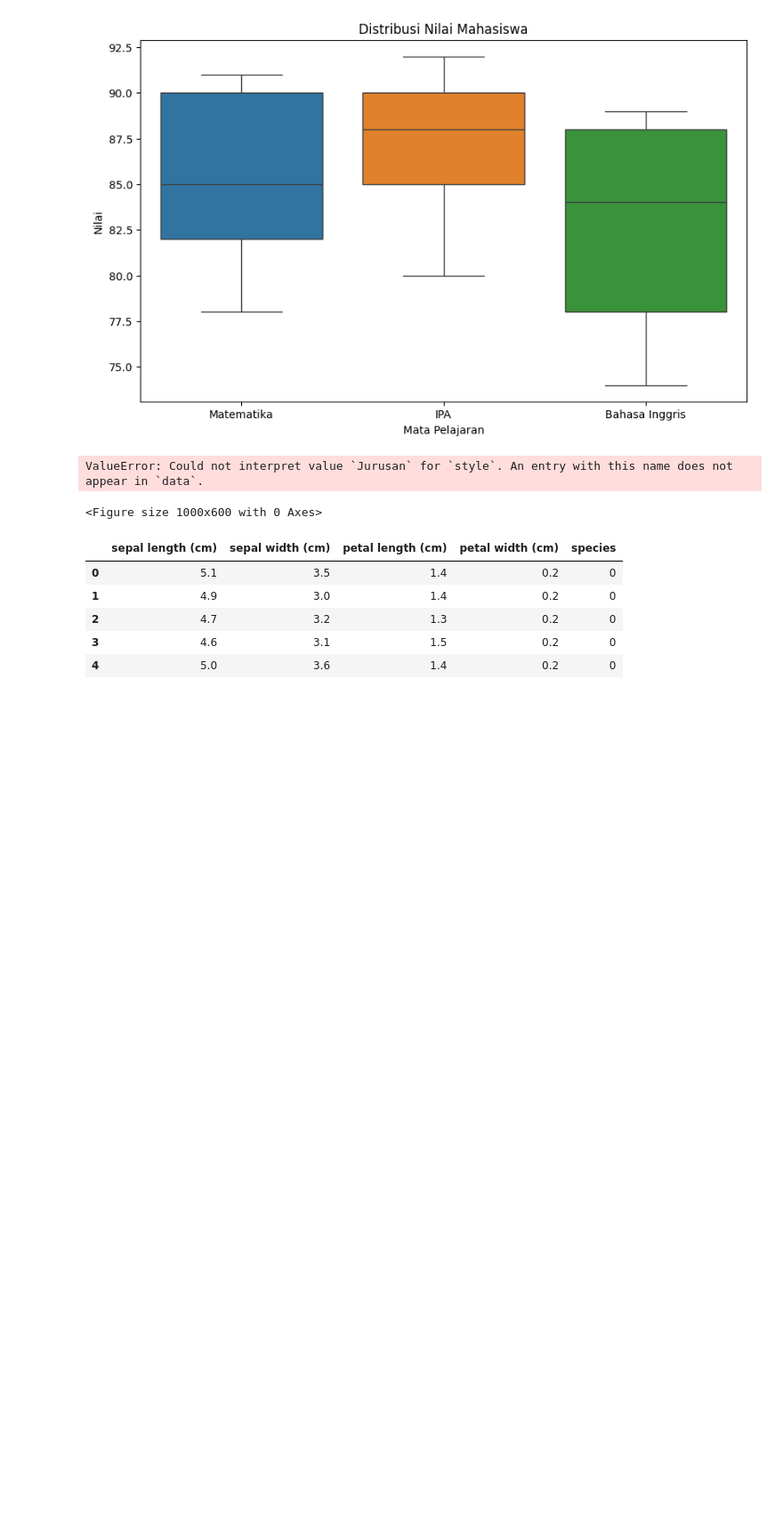
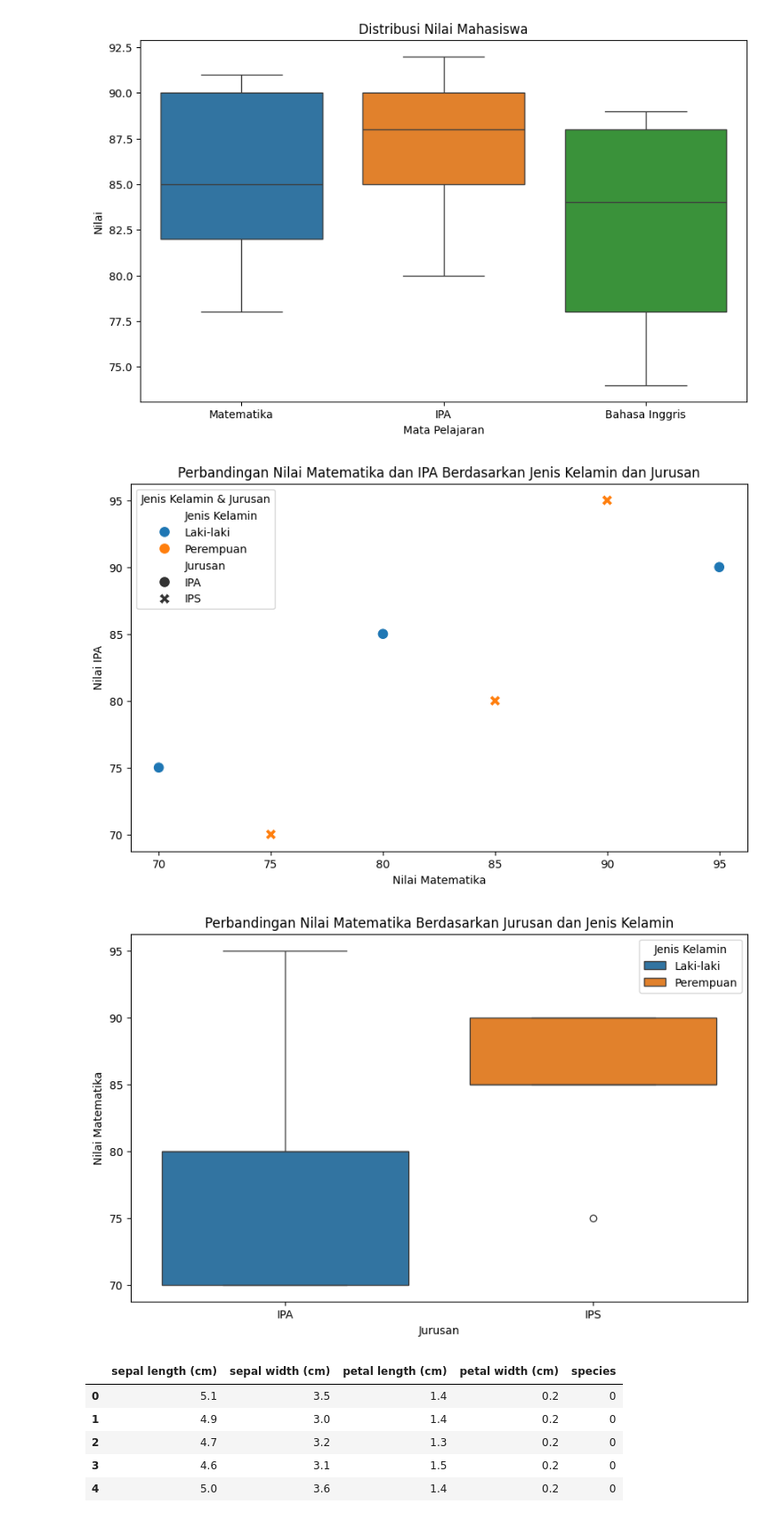
Before and after one commit to OrewaKimi/Machine_Learning, a Jupyter notebook: Data.ipynb, the cells around one changed output. Shown: that part at 89% size. Saved outputs shown, nothing was run; the diff lists cells and outputs as text; code cells hidden in the pictures; blank space fills up the shorter version.

```diff
--- a/Data.ipynb
+++ b/Data.ipynb
@@ -75,28 +75,42 @@ plt.show()
 # %% [output]
 [figure]
 # %%
+# Pastikan Anda telah mengimpor library yang diperlukan
+import pandas as pd
+import matplotlib.pyplot as plt
+import seaborn as sns
+
+# Buat contoh dataframe
+data = {
+    'Matematika': [80, 90, 70, 85, 95, 75, 80, 90, 70, 85],
+    'IPA': [85, 95, 75, 80, 90, 70, 85, 95, 75, 80],
+    'Jenis Kelamin': ['Laki-laki', 'Perempuan', 'Laki-laki', 'Perempuan', 'Laki-laki', 'Perempuan', 'Laki-laki', 'Perempuan', 'Laki-laki', 'Perempuan'],
+    'Jurusan': ['IPA', 'IPS', 'IPA', 'IPS', 'IPA', 'IPS', 'IPA', 'IPS', 'IPA', 'IPS']
+}
+df = pd.DataFrame(data)
+
 # Perbandingan Nilai Berdasarkan Jenis Kelamin dan Jurusan
 # Visualisasikan perbandingan nilai berdasarkan jenis kelamin dan jurusan.
 
 # Scatter plot untuk perbandingan nilai berdasarkan jenis kelamin
 plt.figure(figsize=(10, 6))
-sns.scatterplot(x='Matematika', y='IPA', hue='Jenis Kelamin', style='Jurusan',data=df, s=100)
+sns.scatterplot(x='Matematika', y='IPA', hue='Jenis Kelamin', style='Jurusan', data=df, s=100)
 plt.title('Perbandingan Nilai Matematika dan IPA Berdasarkan Jenis Kelamin dan Jurusan')
 plt.xlabel('Nilai Matematika')
 plt.ylabel('Nilai IPA')
 plt.legend(title='Jenis Kelamin & Jurusan')
 plt.show()
 
 # Boxplot untuk perbandingan nilai berdasarkan jurusan
 plt.figure(figsize=(10, 6))
 sns.boxplot(x='Jurusan', y='Matematika', hue='Jenis Kelamin', data=df)
 plt.title('Perbandingan Nilai Matematika Berdasarkan Jurusan dan Jenis Kelamin')
 plt.xlabel('Jurusan')
 plt.ylabel('Nilai Matematika')
 plt.show()
 # %% [output]
-ValueError: Could not interpret value `Jurusan` for `style`. An entry with this name does not appear in `data`.
-<Figure size 1000x600 with 0 Axes>
+[figure, added]
+[figure, added]
 # %%
 # !pip install -U scikit-learn
 from sklearn.datasets import load_iris
```
Also changed, not shown: parts of 13 cells of this notebook.
